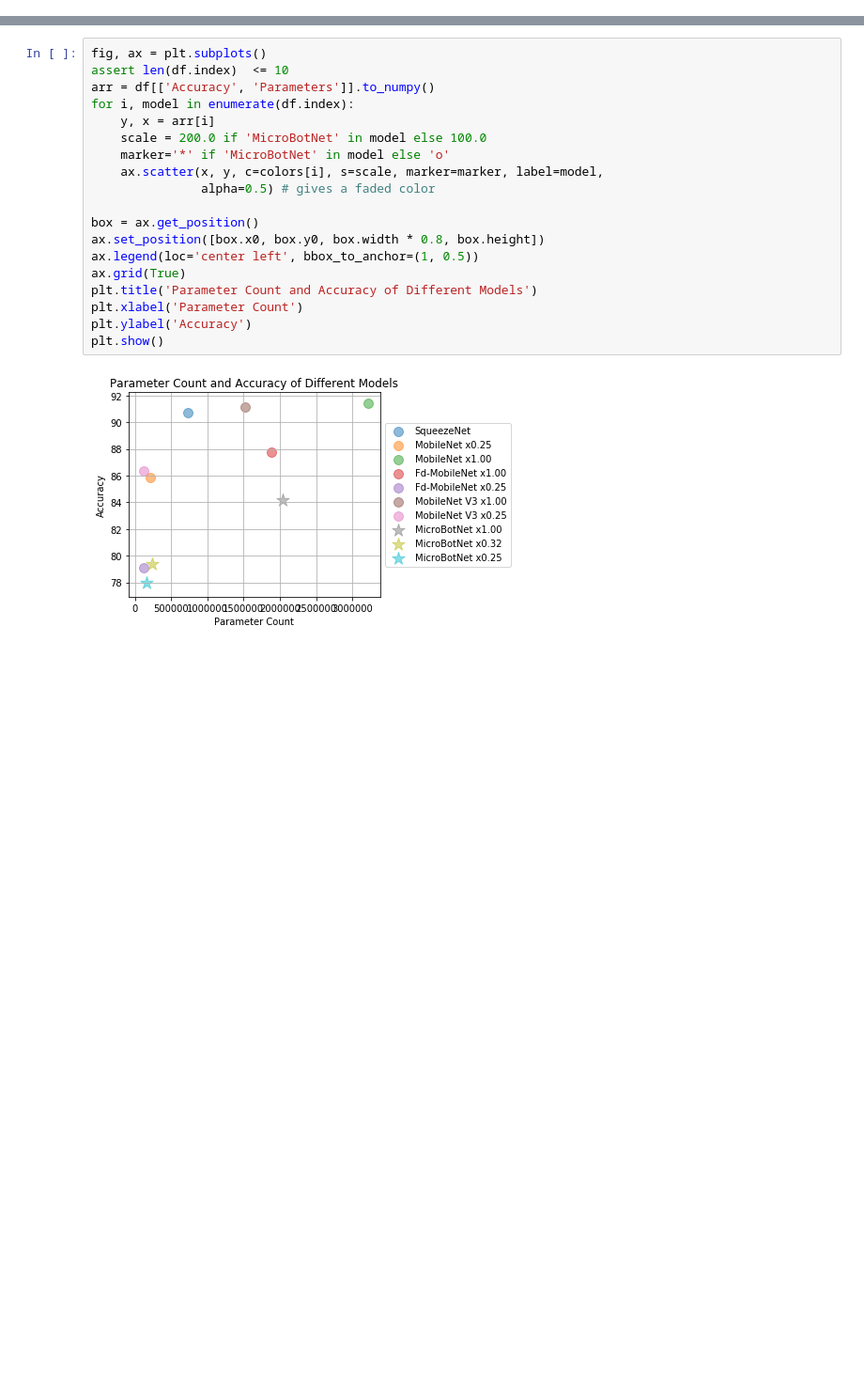
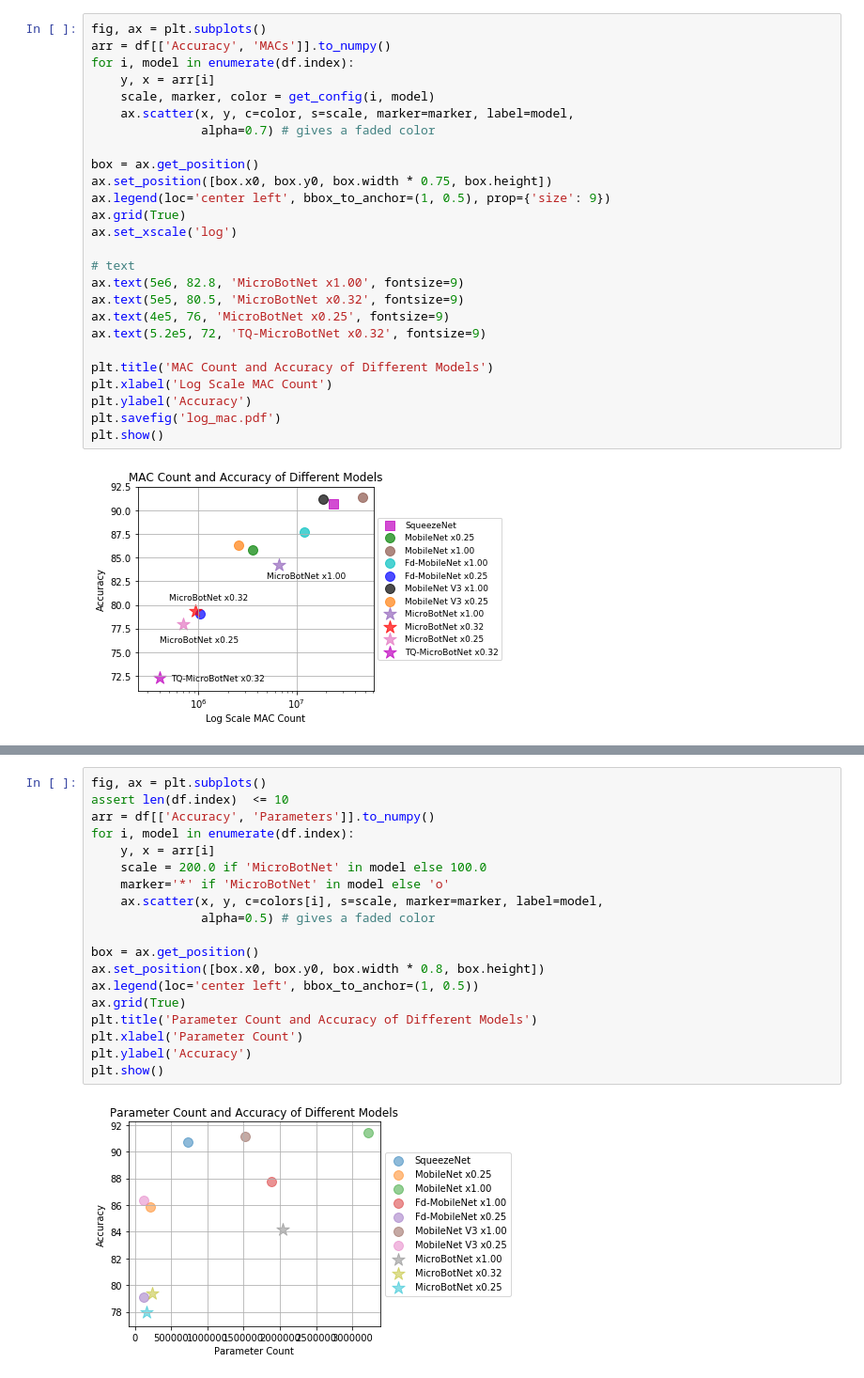
Before and after one commit to bCom5/research-model-zoo, a Jupyter notebook: plot.ipynb, the cells around one changed output, grey strips where cells are left out. Shown at 94% size. Saved outputs shown, nothing was run; the diff lists cells and outputs as text; blank space fills up the shorter version.

```diff
--- a/plot.ipynb
+++ b/plot.ipynb
@@ -44,0 +65,28 @@ num colors: 10
+# %%
+fig, ax = plt.subplots()
+arr = df[['Accuracy', 'MACs']].to_numpy()
+for i, model in enumerate(df.index):
+    y, x = arr[i]
+    scale, marker, color = get_config(i, model)
+    ax.scatter(x, y, c=color, s=scale, marker=marker, label=model,
+               alpha=0.7) # gives a faded color
+
+box = ax.get_position()
+ax.set_position([box.x0, box.y0, box.width * 0.75, box.height])
+ax.legend(loc='center left', bbox_to_anchor=(1, 0.5), prop={'size': 9})
+ax.grid(True)
+ax.set_xscale('log')
+
+# text
+ax.text(5e6, 82.8, 'MicroBotNet x1.00', fontsize=9)
+ax.text(5e5, 80.5, 'MicroBotNet x0.32', fontsize=9)
+ax.text(4e5, 76, 'MicroBotNet x0.25', fontsize=9)
+ax.text(5.2e5, 72, 'TQ-MicroBotNet x0.32', fontsize=9)
+
+plt.title('MAC Count and Accuracy of Different Models')
+plt.xlabel('Log Scale MAC Count')
+plt.ylabel('Accuracy')
+plt.savefig('log_mac.pdf')
+plt.show()
+# %% [output]
+[figure, added]
```
Also changed, not shown: parts of 8 cells of this notebook, 1 other file.
